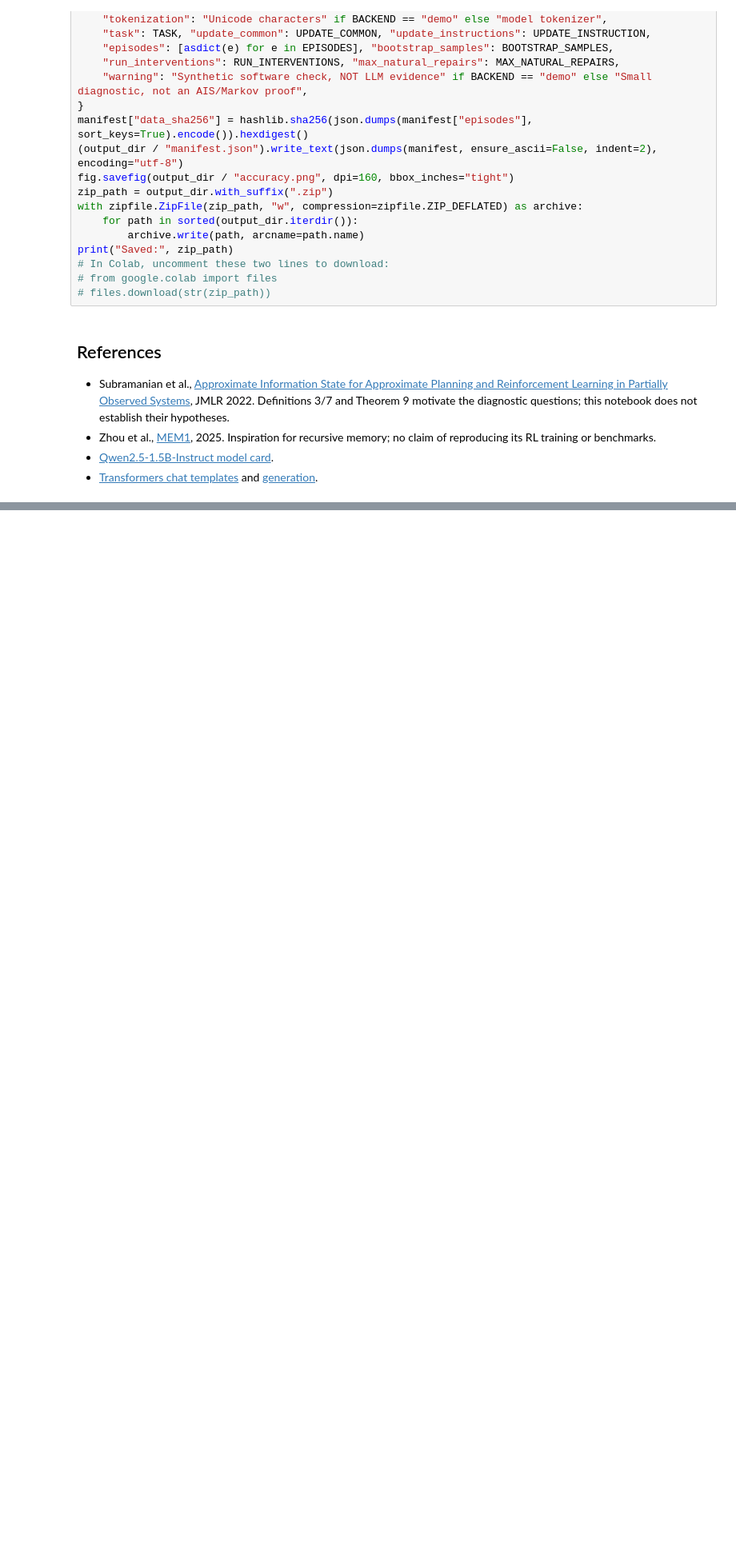
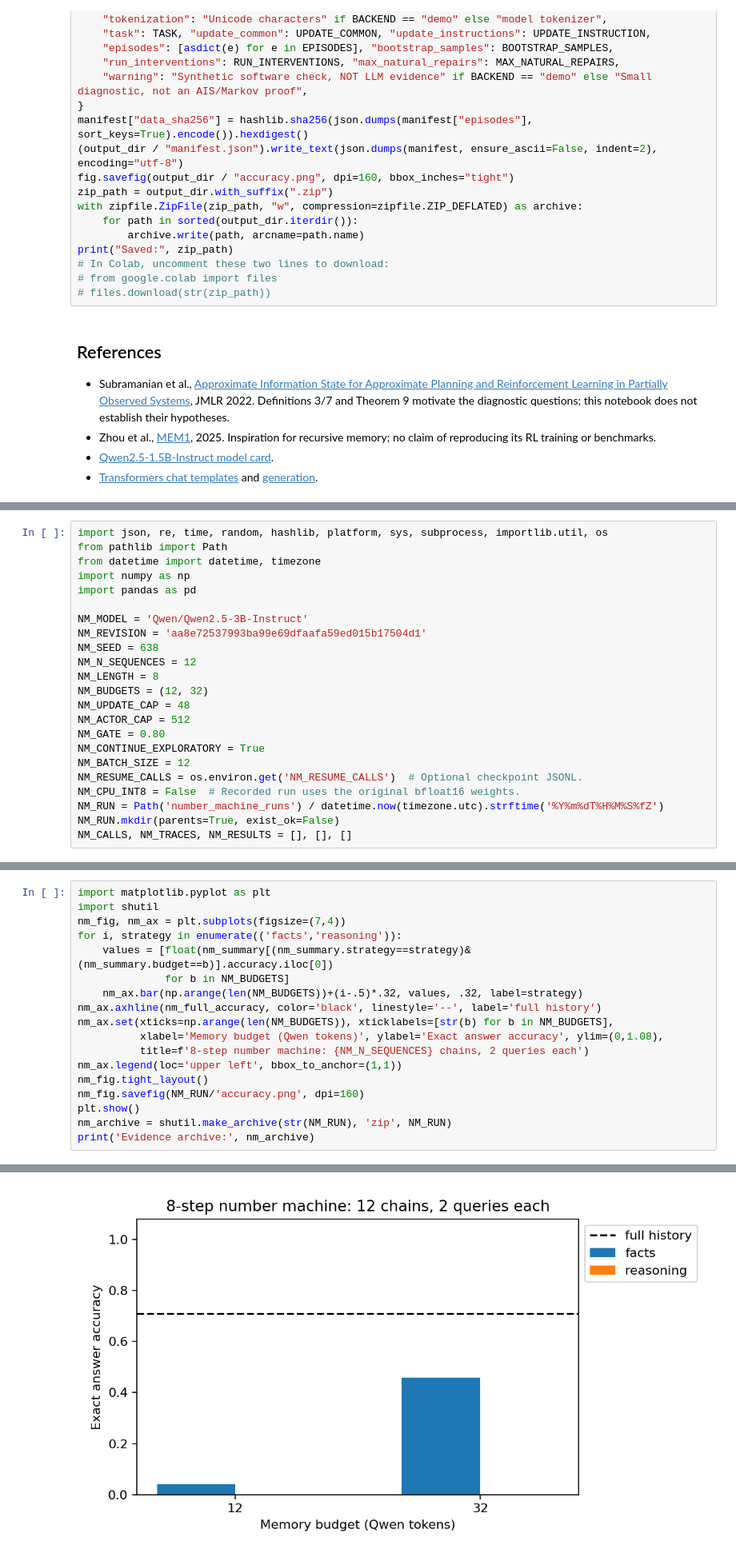
Before and after one commit to russellyaoduphd-cyber/520.637-HW-2, a Jupyter notebook: AgentReasoning.ipynb, the cells around one changed output, grey strips where cells are left out. Shown at 80% size. Drawn from its saved outputs; the diff is of its cells as text; blank space fills up the shorter version.

Commit message:
Append executed algebra experiment comparing fact and reasoning memory

```diff
--- a/AgentReasoning.ipynb
+++ b/AgentReasoning.ipynb
@@ -708,0 +791,23 @@ print("Saved:", zip_path)
+# %%
+import json, re, time, random, hashlib, platform, sys, subprocess, importlib.util, os
+from pathlib import Path
+from datetime import datetime, timezone
+import numpy as np
+import pandas as pd
+
+NM_MODEL = 'Qwen/Qwen2.5-3B-Instruct'
+NM_REVISION = 'aa8e72537993ba99e69dfaafa59ed015b17504d1'
+NM_SEED = 638
+NM_N_SEQUENCES = 12
+NM_LENGTH = 8
+NM_BUDGETS = (12, 32)
+NM_UPDATE_CAP = 48
+NM_ACTOR_CAP = 512
+NM_GATE = 0.80
+NM_CONTINUE_EXPLORATORY = True
+NM_BATCH_SIZE = 12
+NM_RESUME_CALLS = os.environ.get('NM_RESUME_CALLS')  # Optional checkpoint JSONL.
+NM_CPU_INT8 = False  # Recorded run uses the original bfloat16 weights.
+NM_RUN = Path('number_machine_runs') / datetime.now(timezone.utc).strftime('%Y%m%dT%H%M%S%fZ')
+NM_RUN.mkdir(parents=True, exist_ok=False)
+NM_CALLS, NM_TRACES, NM_RESULTS = [], [], []
@@ -708,0 +1245,19 @@ print("Saved:", zip_path)
+# %%
+import matplotlib.pyplot as plt
+import shutil
+nm_fig, nm_ax = plt.subplots(figsize=(7,4))
+for i, strategy in enumerate(('facts','reasoning')):
+    values = [float(nm_summary[(nm_summary.strategy==strategy)&(nm_summary.budget==b)].accuracy.iloc[0])
+              for b in NM_BUDGETS]
+    nm_ax.bar(np.arange(len(NM_BUDGETS))+(i-.5)*.32, values, .32, label=strategy)
+nm_ax.axhline(nm_full_accuracy, color='black', linestyle='--', label='full history')
+nm_ax.set(xticks=np.arange(len(NM_BUDGETS)), xticklabels=[str(b) for b in NM_BUDGETS],
+          xlabel='Memory budget (Qwen tokens)', ylabel='Exact answer accuracy', ylim=(0,1.08),
+          title=f'8-step number machine: {NM_N_SEQUENCES} chains, 2 queries each')
+nm_ax.legend(loc='upper left', bbox_to_anchor=(1,1))
+nm_fig.tight_layout()
+nm_fig.savefig(NM_RUN/'accuracy.png', dpi=160)
+plt.show()
+nm_archive = shutil.make_archive(str(NM_RUN), 'zip', NM_RUN)
+print('Evidence archive:', nm_archive)
+# %% [output]
@@ -708,0 +1265 @@ print("Saved:", zip_path)
+[figure, added]
```
Also changed, not shown: parts of 21 cells of this notebook.
